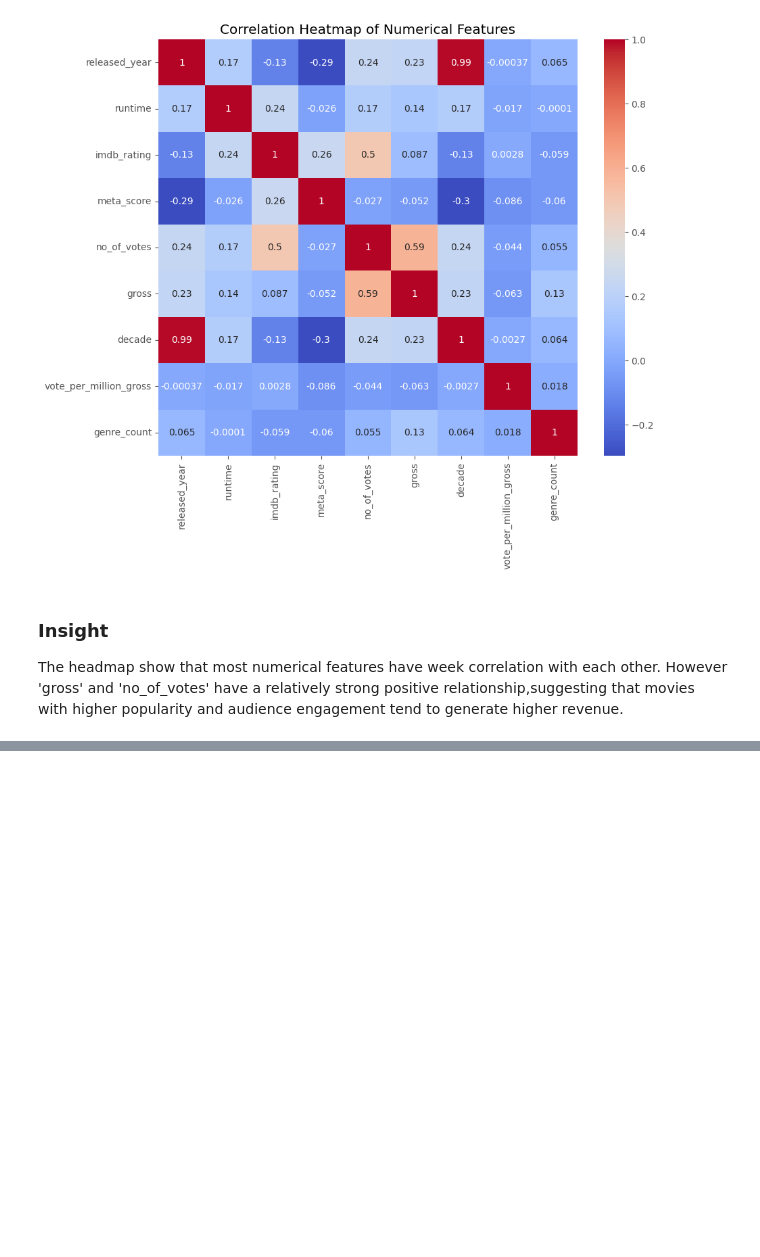
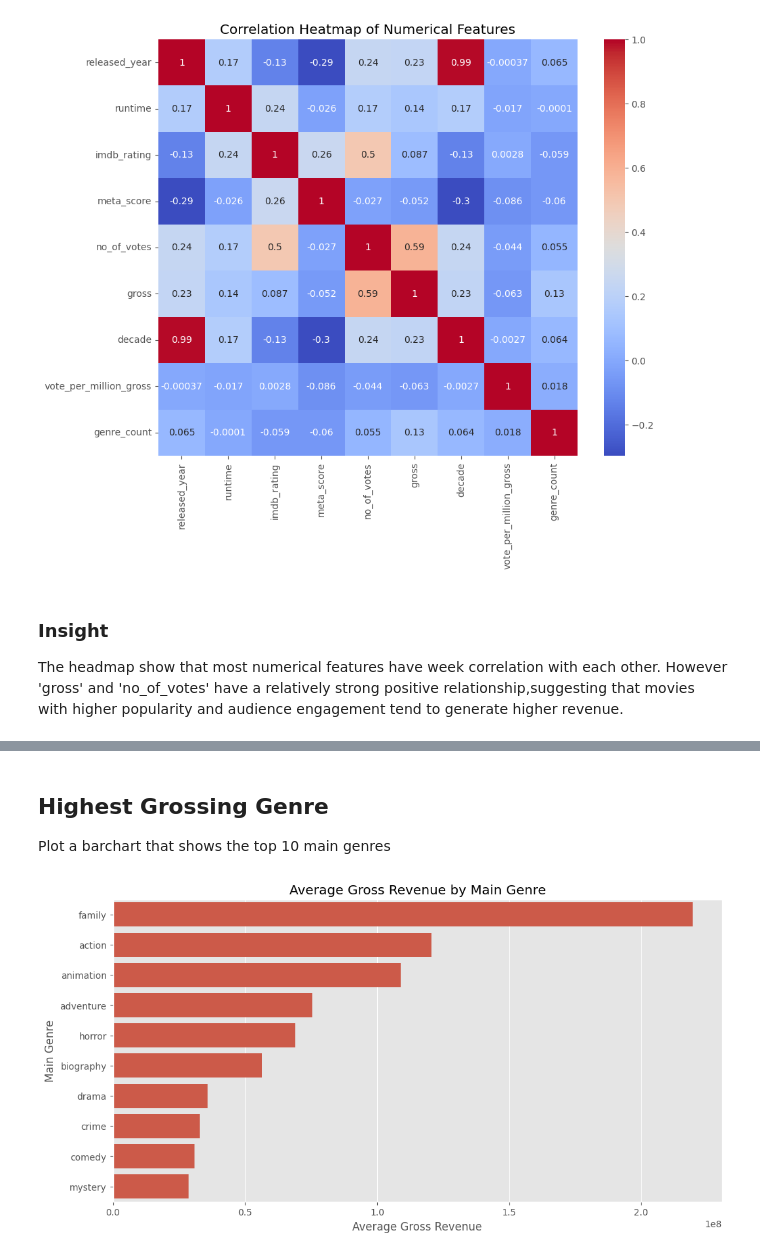
Before and after one commit to MahdiYaqobi/imdb-data-cleaning-project, a Jupyter notebook: notebooks/data-cleaning.ipynb, the cells around one changed output, grey strips where cells are left out. Saved outputs shown, nothing was run; the diff lists cells and outputs as text; code cells hidden in the pictures; blank space fills up the shorter version.

```diff
--- a/notebooks/data-cleaning.ipynb
+++ b/notebooks/data-cleaning.ipynb
@@ -333,0 +390,17 @@ However 'gross' and 'no_of_votes' have a relatively strong positive relationship
+# %% [markdown]
+## Highest Grossing Genre
+
+Plot a barchart that shows the top 10 main genres
+# %%
+# average gross revenue by main genre
+genre_gross = df.groupby('main_genre')['gross'].mean().sort_values(ascending=False).head(10)
+
+plt.figure(figsize=(12,6))
+
+sns.barplot(x=genre_gross.values, y=genre_gross.index)
+plt.title('Average Gross Revenue by Main Genre')
+plt.xlabel('Average Gross Revenue')
+plt.ylabel('Main Genre')
+plt.show()
+# %% [output]
+[figure, added]
```
Also changed, not shown: parts of 10 cells of this notebook, 6 other files.
